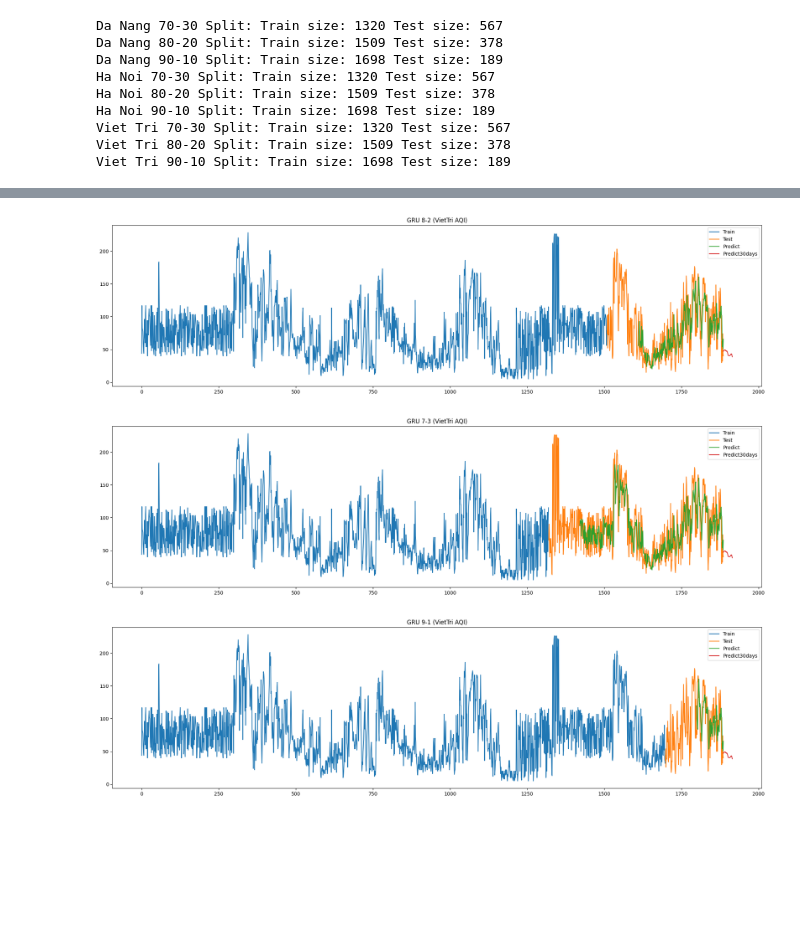
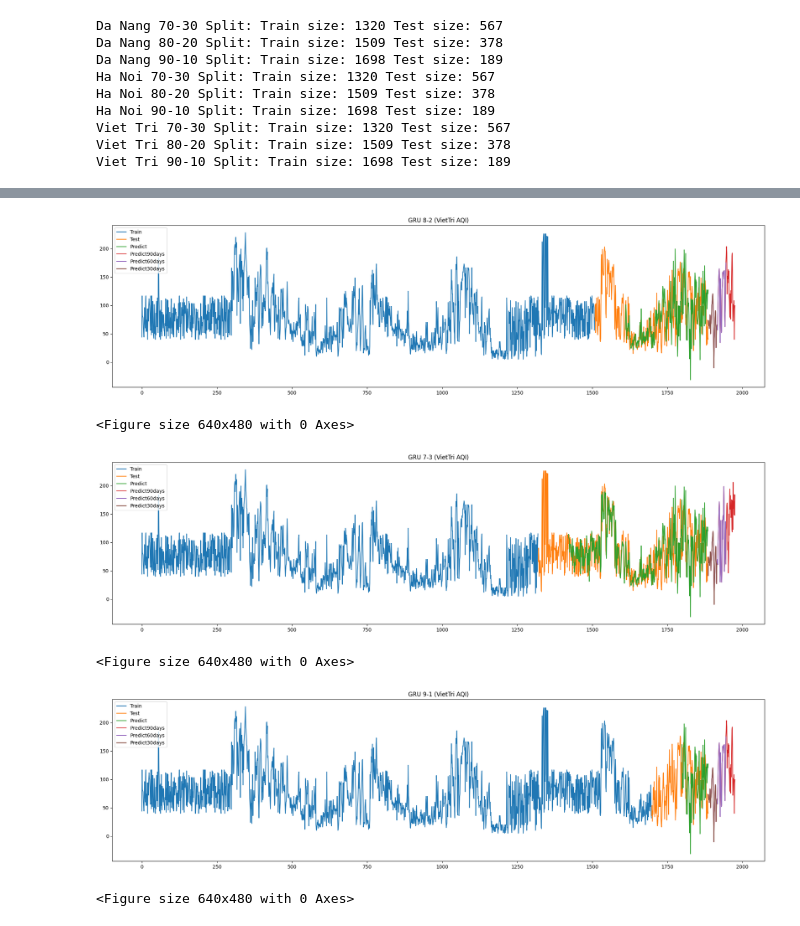
Before and after one commit to ngoctuanuit/IS403_O21_12, a Jupyter notebook: Model/GRU.ipynb, the cells around one changed output, grey strips where cells are left out. Saved outputs shown, nothing was run; the diff lists cells and outputs as text; code cells hidden in the pictures; blank space fills up the shorter version.

```diff
--- a/Model/GRU.ipynb
+++ b/Model/GRU.ipynb
@@ -519,12 +519,13 @@ Testing MAE: 24.239699310038517
 # %%
-def predict_30(test_data, model, n_steps=100):
-    x_input=test_data[-n_steps:].reshape(1,-1)
+def predict_30(test_data, model, day):
+    x_input=test_data[-100:].reshape(1,-1)
     temp_input=list(x_input)
     temp_input=temp_input[0].tolist()
 
     lst_output=[]
     i=0
-    while(i<30):
+    n_steps=100
+    while(i<day):
         if(len(temp_input)>n_steps):
             x_input=np.array(temp_input[1:])
             x_input=x_input.reshape(1,-1)
@@ -684,45 +773,75 @@ plt.plot(test_data_index,scaler.inverse_transform(test_data_VietTri_20))
 test_data_index = pd.RangeIndex(start=train_size_VietTri_80+101, stop=train_size_VietTri_80+test_size_VietTri_20, step=1)
 plt.plot(test_data_index,y_pred_VietTri_8_2)
 
-prediect_data_index = pd.RangeIndex(start=len(df1_VietTri)-1, stop=len(df1_VietTri)+29, step=1)
-plt.plot(prediect_data_index,scaler.inverse_transform(lst_output_VietTri_8_2))
-plt.legend(['Train','Test','Predict','Predict30days'])
+#predict index
+prediect_data_index_30 = pd.RangeIndex(start=len(df1_VietTri)-1, stop=len(df1_VietTri)+29, step=1)
+prediect_data_index_60 = pd.RangeIndex(start=len(df1_VietTri)-1, stop=len(df1_VietTri)+59, step=1)
+prediect_data_index_90 = pd.RangeIndex(start=len(df1_VietTri)-1, stop=len(df1_VietTri)+89, step=1)
+
+#plot
+plt.plot(prediect_data_index_90,scaler.inverse_transform(lst_output_VietTri_8_2_90))
+plt.plot(prediect_data_index_60,scaler.inverse_transform(lst_output_VietTri_8_2_60))
+plt.plot(prediect_data_index_30,scaler.inverse_transform(lst_output_VietTri_8_2_30))
+
+plt.legend(['Train','Test','Predict','Predict90days','Predict60days','Predict30days'])
 plt.show()
+plt.savefig('GRU_VietTri_8-2.png')
 
 ## 7 -3
 plt.figure(figsize=(24, 6))
 plt.title('GRU 7-3 (VietTri AQI)')
 train_data_index = pd.RangeIndex(start=0, stop=train_size_VietTri_70, step=1)
 plt.plot(scaler.inverse_transform(train_data_VietTri_70))
 
-test_data_index = pd.RangeIndex(start=train_size_VietTri_70, stop=train_size_VietTri_70+test_size_VietTri_30, step=1)
+test_data_index = pd.RangeIndex(start=train_size_VietTri_70, stop=train_size_VietTri_70+test_size_VietTri_30-1, step=1)
 plt.plot(test_data_index,scaler.inverse_transform(test_data_VietTri_30))
 
-test_data_index = pd.RangeIndex(start=train_size_VietTri_70+101, stop=train_size_VietTri_70+test_size_VietTri_30, step=1)
+test_data_index = pd.RangeIndex(start=train_size_VietTri_70+101, stop=train_size_VietTri_70+test_size_VietTri_30-1, step=1)
 plt.plot(test_data_index,y_pred_VietTri_7_3)
 
-prediect_data_index = pd.RangeIndex(start=len(df1_VietTri)-1, stop=len(df1_VietTri)+29, step=1)
-plt.plot(prediect_data_index,scaler.inverse_transform(lst_output_VietTri_7_3))
-plt.legend(['Train','Test','Predict','Predict30days'])
+#predict index
+prediect_data_index_30 = pd.RangeIndex(start=len(df1_VietTri)-1, stop=len(df1_VietTri)+29, step=1)
+prediect_data_index_60 = pd.RangeIndex(start=len(df1_VietTri)-1, stop=len(df1_VietTri)+59, step=1)
+prediect_data_index_90 = pd.RangeIndex(start=len(df1_VietTri)-1, stop=len(df1_VietTri)+89, step=1)
+
+#plot
+plt.plot(prediect_data_index_90,scaler.inverse_transform(lst_output_VietTri_7_3_90))
+plt.plot(prediect_data_index_60,scaler.inverse_transform(lst_output_VietTri_7_3_60))
+plt.plot(prediect_data_index_30,scaler.inverse_transform(lst_output_VietTri_7_3_30))
+
+plt.legend(['Train','Test','Predict','Predict90days','Predict60days','Predict30days'])
 plt.show()
+plt.savefig('GRU_VietTri_7-3.png')
 
 ## 9-1
 plt.figure(figsize=(24, 6))
 plt.title('GRU 9-1 (VietTri AQI)')
 train_data_index = pd.RangeIndex(start=0, stop=train_size_VietTri_90, step=1)
 plt.plot(scaler.inverse_transform(train_data_VietTri_90))
 
 test_data_index = pd.RangeIndex(start=train_size_VietTri_90, stop=train_size_VietTri_90+test_size_VietTri_10, step=1)
 plt.plot(test_data_index,scaler.inverse_transform(test_data_VietTri_10))
 
 test_data_index = pd.RangeIndex(start=train_size_VietTri_90+101, stop=train_size_VietTri_90+test_size_VietTri_10, step=1)
 plt.plot(test_data_index,y_pred_VietTri_9_1)
 
-prediect_data_index = pd.RangeIndex(start=len(df1_VietTri)-1, stop=len(df1_VietTri)+29, step=1)
-plt.plot(prediect_data_index,scaler.inverse_transform(lst_output_VietTri_9_1))
-plt.legend(['Train','Test','Predict','Predict30days'])
+#predict index
+prediect_data_index_30 = pd.RangeIndex(start=len(df1_VietTri)-1, stop=len(df1_VietTri)+29, step=1)
+prediect_data_index_60 = pd.RangeIndex(start=len(df1_VietTri)-1, stop=len(df1_VietTri)+59, step=1)
+prediect_data_index_90 = pd.RangeIndex(start=len(df1_VietTri)-1, stop=len(df1_VietTri)+89, step=1)
+
+#plot
+plt.plot(prediect_data_index_90,scaler.inverse_transform(lst_output_VietTri_9_1_90))
+plt.plot(prediect_data_index_60,scaler.inverse_transform(lst_output_VietTri_9_1_60))
+plt.plot(prediect_data_index_30,scaler.inverse_transform(lst_output_VietTri_9_1_30))
+
+plt.legend(['Train','Test','Predict','Predict90days','Predict60days','Predict30days'])
 plt.show()
+plt.savefig('GRU_VietTri_9_1.png')
 # %% [output]
-[figure, old version]
+[figure, new version]
+<Figure size 640x480 with 0 Axes>
-[figure, old version]
+[figure, new version]
+<Figure size 640x480 with 0 Axes>
-[figure, old version]
+[figure, new version]
+<Figure size 640x480 with 0 Axes>
```
Also changed, not shown: parts of 16 cells of this notebook, 1 other file.
